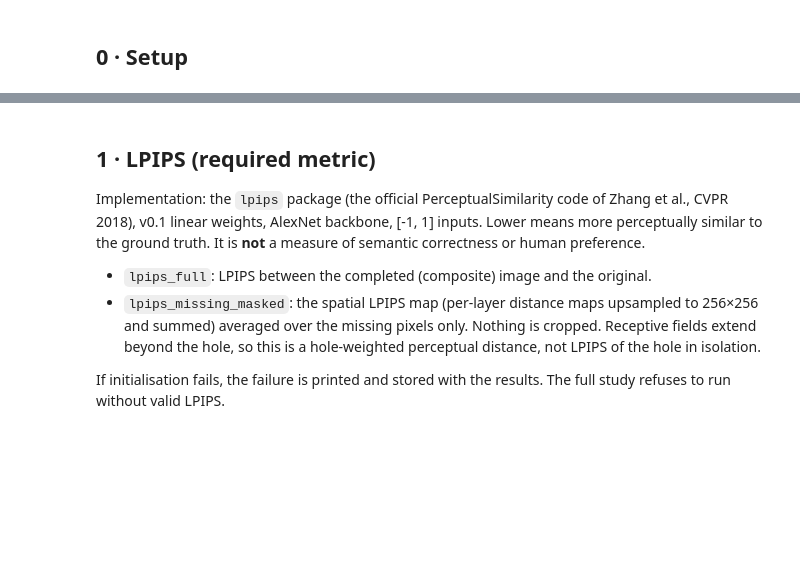
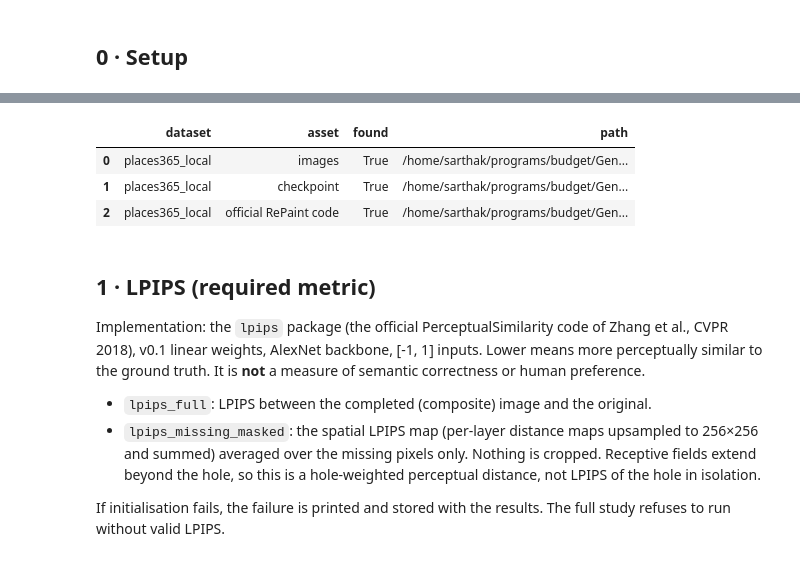
Before and after one commit to Sarthak1970/Generative_Image_Impainting, a Jupyter notebook: Notebooks/03_faces_places2_mask_and_lpips_study.ipynb, the cells around one changed output, grey strips where cells are left out. Drawn from its saved outputs; the diff is of its cells as text; code cells hidden in the pictures; blank space fills up the shorter version.

```diff
--- a/Notebooks/03_faces_places2_mask_and_lpips_study.ipynb
+++ b/Notebooks/03_faces_places2_mask_and_lpips_study.ipynb
@@ -159,3 +305,33 @@ else:
+# %%
+# Asset check, after the optional setup cell has attempted to prepare the model.
+from src.study_datasets import resolve_data_dir
+
+def asset_report():
+    rows = []
+    for name, d in CFG["datasets"].items():
+        data_dir = resolve_data_dir(d["data_dirs"], PROJECT_ROOT)
+        rows.append({"dataset": name, "asset": "images", "found": data_dir is not None,
+                     "path": str(data_dir) if data_dir else " | ".join(map(str, d["data_dirs"]))})
+        if d["backend"] == "repaint_guided_diffusion":
+            ck = first_existing(d["checkpoint_candidates"], PROJECT_ROOT, want_dir=False)
+            code_dir = first_existing(d["official_code_dirs"], PROJECT_ROOT, want_dir=True)
+            rows.append({"dataset": name, "asset": "checkpoint", "found": ck is not None,
+                         "path": str(ck) if ck else " | ".join(d["checkpoint_candidates"])})
+            rows.append({"dataset": name, "asset": "official RePaint code", "found": code_dir is not None,
+                         "path": str(code_dir) if code_dir else " | ".join(d["official_code_dirs"])})
+        else:
+            rows.append({"dataset": name, "asset": "checkpoint", "found": None,
+                         "path": f"Hugging Face id {d['model_id']} (loaded/cached by Diffusers)"})
+    return rows
+
+import pandas as pd
+pd.set_option("display.max_colwidth", 120)
+display(pd.DataFrame(asset_report()))
+# %% [output]
+|  | dataset | asset | found | path |
+| 0 | places365_local | images | True | /home/sarthak/programs/budget/Gen... |
+| 1 | places365_local | checkpoint | True | /home/sarthak/programs/budget/Gen... |
+| 2 | places365_local | official RePaint code | True | /home/sarthak/programs/budget/Gen... |
 # %% [markdown]
 ## 1 · LPIPS (required metric)
 
```
Also changed, not shown: parts of 16 cells of this notebook.
